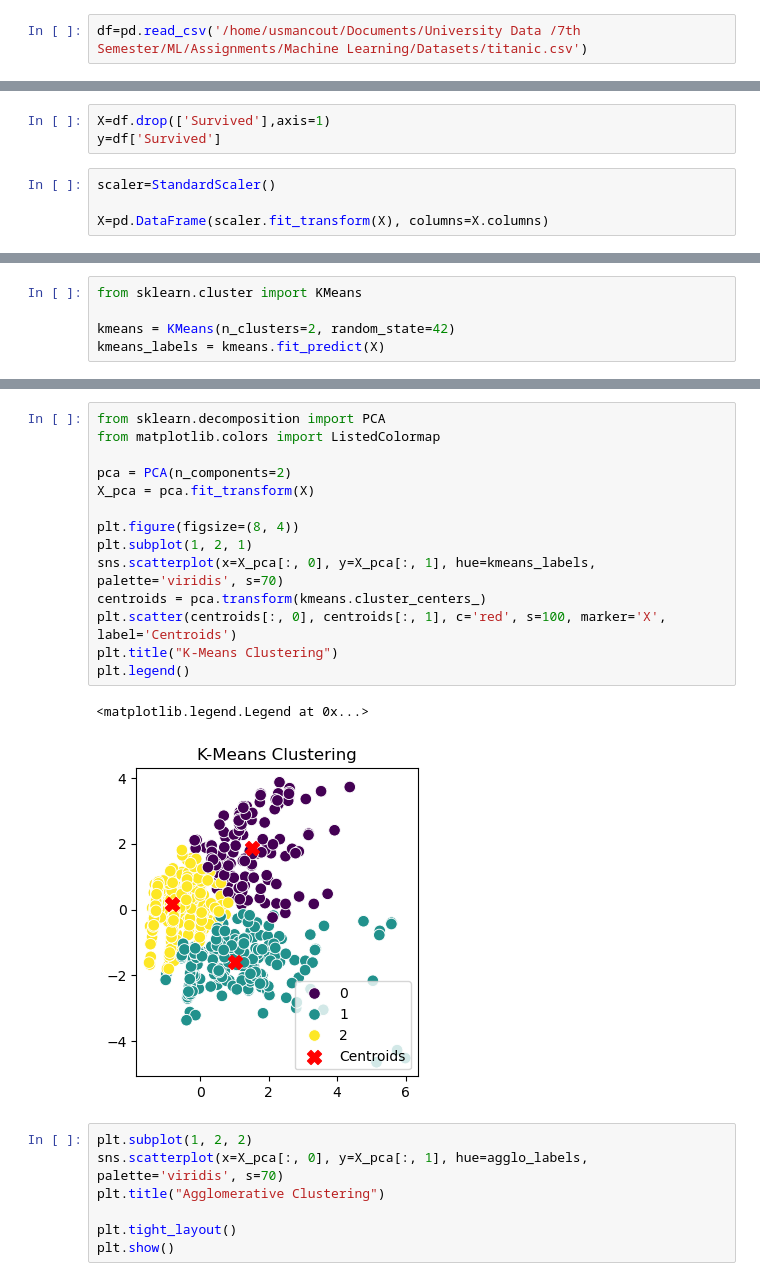
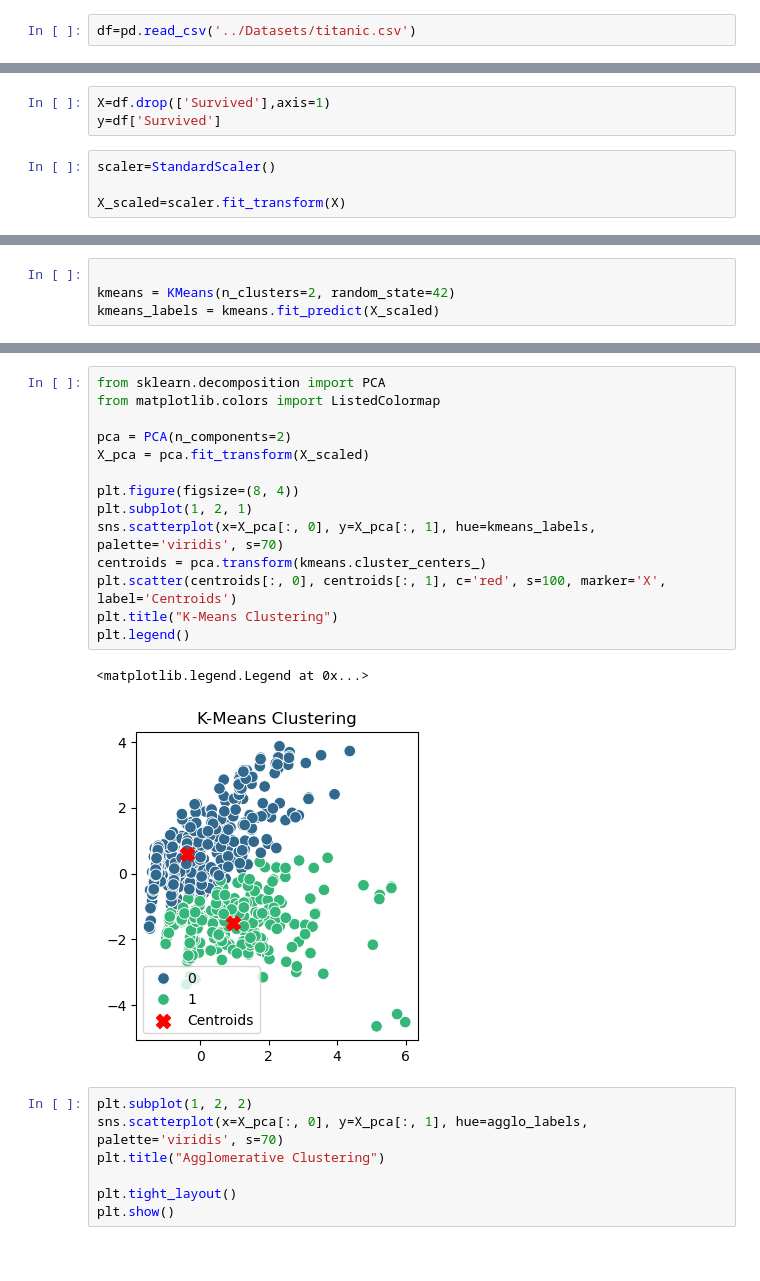
Before and after one commit to usmancout/Machine-Learning, a Jupyter notebook: Code/03_134221_044_Usman_Ali.ipynb, the cells around one changed output, grey strips where cells are left out. Saved outputs shown, nothing was run; the diff lists cells and outputs as text.

```diff
--- a/Code/03_134221_044_Usman_Ali.ipynb
+++ b/Code/03_134221_044_Usman_Ali.ipynb
@@ -38,5 +59,5 @@ import numpy as np
 # %%
-df=pd.read_csv('/home/usmancout/Documents/University Data /7th Semester/ML/Assignments/Machine Learning/Datasets/titanic.csv')
+df=pd.read_csv('../Datasets/titanic.csv')
 # %%
 print(df.head)
 # %% [output]
@@ -193,7 +223,7 @@ y=df['Survived']
 # %%
 scaler=StandardScaler()
 
-X=pd.DataFrame(scaler.fit_transform(X), columns=X.columns)
+X_scaled=scaler.fit_transform(X)
 # %%
 print(X)
 # %% [output]
@@ -214,8 +402,7 @@ print(X)
 # %%
-from sklearn.cluster import KMeans
 
 kmeans = KMeans(n_clusters=2, random_state=42)
-kmeans_labels = kmeans.fit_predict(X)
+kmeans_labels = kmeans.fit_predict(X_scaled)
 # %%
 labels = kmeans.labels_
 centroids = kmeans.cluster_centers_
@@ -263,20 +426,20 @@ Agglomerative Davies-Bouldin Index: 0.48020749689975756
 # %%
 from sklearn.decomposition import PCA
 from matplotlib.colors import ListedColormap
 
 pca = PCA(n_components=2)
-X_pca = pca.fit_transform(X)
+X_pca = pca.fit_transform(X_scaled)
 
 plt.figure(figsize=(8, 4))
 plt.subplot(1, 2, 1)
 sns.scatterplot(x=X_pca[:, 0], y=X_pca[:, 1], hue=kmeans_labels, palette='viridis', s=70)
 centroids = pca.transform(kmeans.cluster_centers_)
 plt.scatter(centroids[:, 0], centroids[:, 1], c='red', s=100, marker='X', label='Centroids')
 plt.title("K-Means Clustering")
 plt.legend()
 # %% [output]
 <matplotlib.legend.Legend at 0x...>
-[figure, old version]
+[figure, new version]
 # %%
 plt.subplot(1, 2, 2)
 sns.scatterplot(x=X_pca[:, 0], y=X_pca[:, 1], hue=agglo_labels, palette='viridis', s=70)
```
Also changed, not shown: parts of 46 cells of this notebook, 7 other files.
